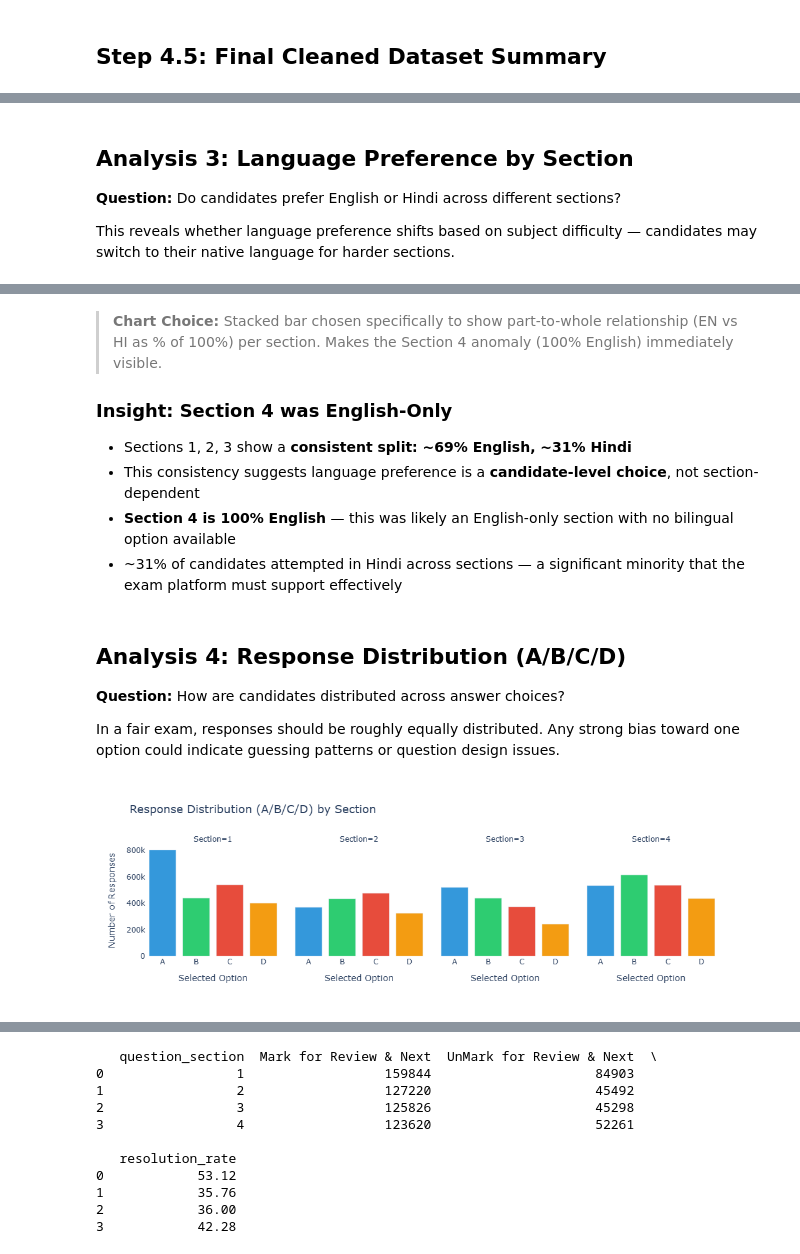
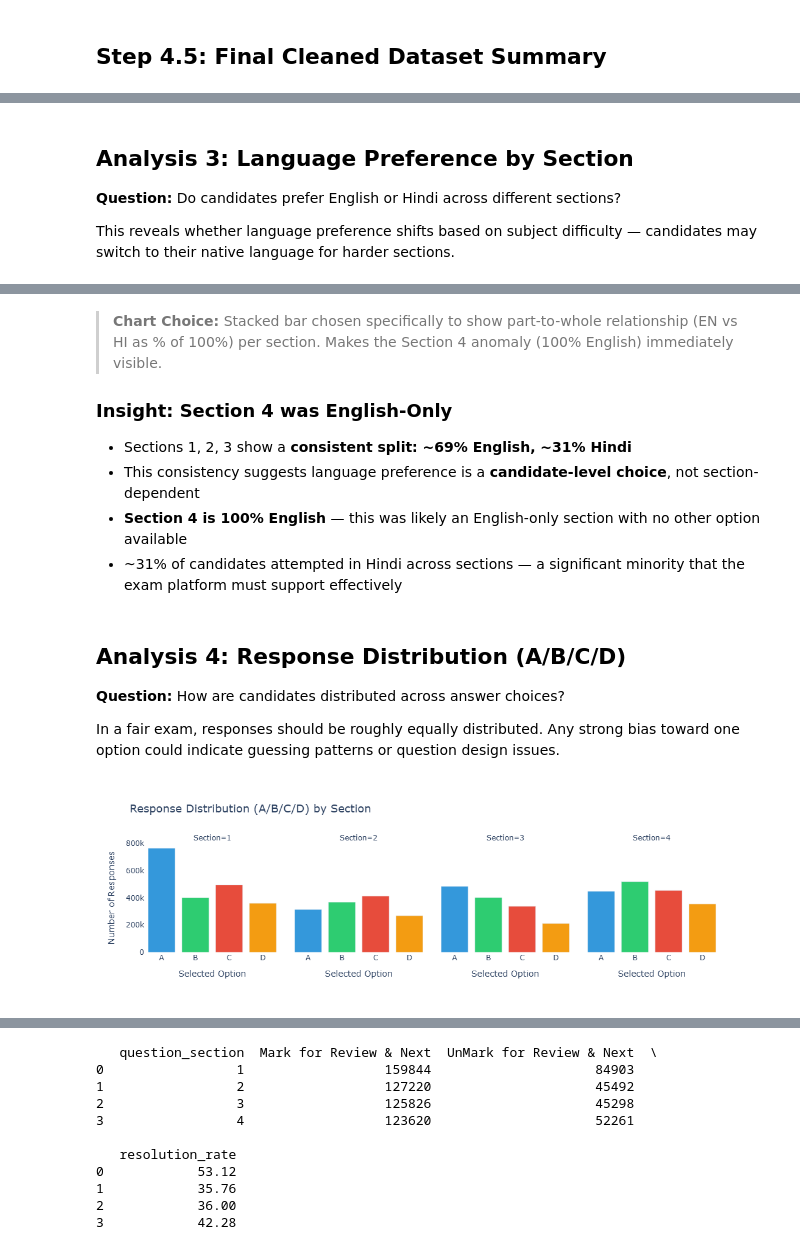
Before and after one commit to akaFoul/exam-behaviour-analysis, a Jupyter notebook: data_extraction.ipynb, the cells around one changed output, grey strips where cells are left out. Drawn from its saved outputs; the diff is of its cells as text; code cells hidden in the pictures.

```diff
--- a/data_extraction.ipynb
+++ b/data_extraction.ipynb
@@ -349,8 +332,7 @@ fig.show()
 
 **Question:** Do candidates prefer English or Hindi across different sections?
 
-This reveals whether language preference shifts based on subject difficulty —
-candidates may switch to their native language for harder sections.
+This reveals whether language preference shifts based on subject difficulty — candidates may switch to their native language for harder sections.
 # %%
 df_lang = df.groupby(['question_section', 'question_language']).size().reset_index(name='count')
 df_lang['pct'] = df_lang.groupby('question_section')['count'].transform(lambda x: round(x / x.sum() * 100, 2))
@@ -386,64 +368,58 @@ fig.show()
 # %% [output]
 [figure]
 # %% [markdown]
-> **Chart Choice:** Stacked bar chosen specifically to show
-> part-to-whole relationship (EN vs HI as % of 100%) per section.
-> Makes the Section 4 anomaly (100% English) immediately visible.
+> **Chart Choice:** Stacked bar chosen specifically to show part-to-whole relationship (EN vs HI as % of 100%) per section. Makes the Section 4 anomaly (100% English) immediately visible.
 
 ### Insight: Section 4 was English-Only
 - Sections 1, 2, 3 show a **consistent split: ~69% English, ~31% Hindi**
-- This consistency suggests language preference is a **candidate-level
-  choice**, not section-dependent
-- **Section 4 is 100% English** — this was likely an English-only
-  section with no bilingual option available
-- ~31% of candidates attempted in Hindi across sections —
-  a significant minority that the exam platform must support effectively
+- This consistency suggests language preference is a **candidate-level choice**, not section-dependent
+- **Section 4 is 100% English** — this was likely an English-only section with no other option available
+- ~31% of candidates attempted in Hindi across sections — a significant minority that the exam platform must support effectively
 # %% [markdown]
 ## Analysis 4: Response Distribution (A/B/C/D)
 
 **Question:** How are candidates distributed across answer choices?
 
-In a fair exam, responses should be roughly equally distributed.
-Any strong bias toward one option could indicate guessing patterns
-or question design issues.
+In a fair exam, responses should be roughly equally distributed. Any strong bias toward one option could indicate guessing patterns or question design issues.
 # %%
 df_resp = df_raw[
     (df_raw['question_response'].notna()) &
     (df_raw['question_response'] != '') &
     (df_raw['question_response'] != 'No Response')
-].copy()
+].sort_values('logged_at').drop_duplicates(
+    subset=['candidate_id', 'question_section', 'question_display_id'],
+    keep='last'
+).copy()
 
-df_resp_grouped = df_resp.groupby(
-    ['question_section', 'question_response']
-).size().reset_index(name='count')
+df_resp_grouped = df_resp.groupby(['question_section', 'question_response']).size().reset_index(name='count')
 
 fig = px.bar(
     df_resp_grouped,
     x='question_response',
     y='count',
     color='question_response',
     facet_col='question_section',
     title='Response Distribution (A/B/C/D) by Section',
     labels={
         'question_response': 'Selected Option',
         'count': 'Number of Responses',
         'question_section': 'Section'
     },
     color_discrete_map={
         'A': '#3498DB',
         'B': '#2ECC71',
         'C': '#E74C3C',
         'D': '#F39C12'
     }
 )
 
 fig.update_layout(
     plot_bgcolor='white',
     title_font_size=18,
     showlegend=False
 )
 
 fig.show()
 # %% [output]
-[figure, old version]
+[figure, new version]
 # %% [markdown]
```
Also changed, not shown: parts of 23 cells of this notebook, 13 other files.
